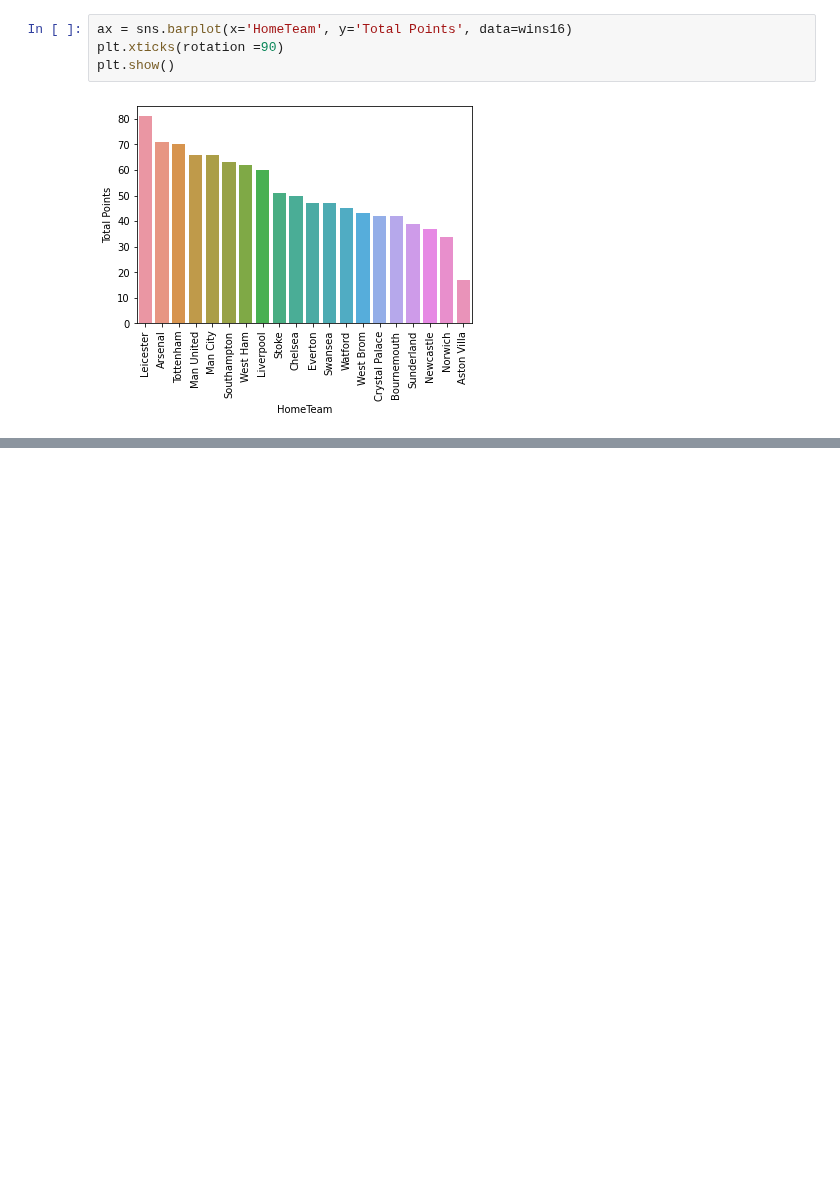
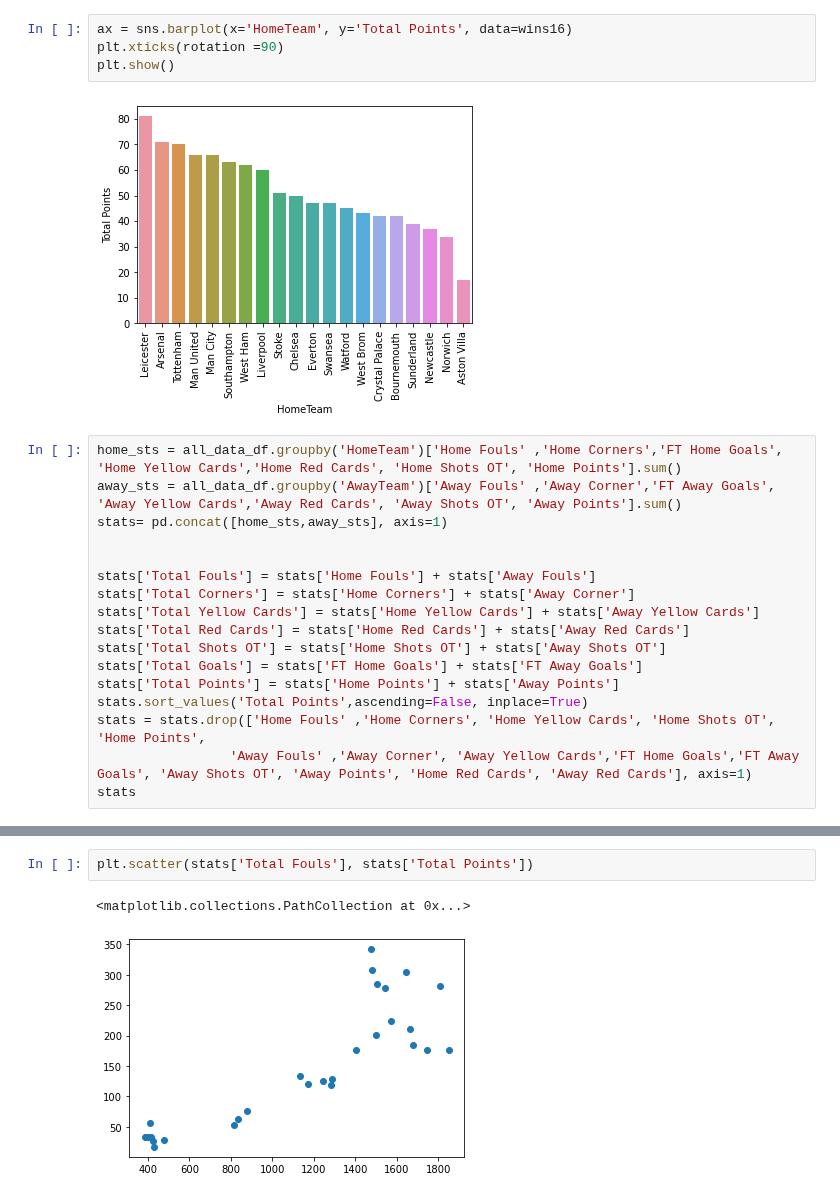
Before and after one commit to ethomps33/Premier_League_Sports_Analysis, a Jupyter notebook: Untitled.ipynb, the cells around one changed output, grey strips where cells are left out. Saved outputs shown, nothing was run; the diff lists cells and outputs as text; blank space fills up the shorter version.

```diff
--- a/Untitled.ipynb
+++ b/Untitled.ipynb
@@ -507,3 +535,20 @@ plt.xticks(rotation =90)
 plt.show()
 # %% [output]
 [figure]
+# %%
+home_sts = all_data_df.groupby('HomeTeam')['Home Fouls' ,'Home Corners','FT Home Goals', 'Home Yellow Cards','Home Red Cards', 'Home Shots OT', 'Home Points'].sum()
+away_sts = all_data_df.groupby('AwayTeam')['Away Fouls' ,'Away Corner','FT Away Goals', 'Away Yellow Cards','Away Red Cards', 'Away Shots OT', 'Away Points'].sum()
+stats= pd.concat([home_sts,away_sts], axis=1)
+
+
+stats['Total Fouls'] = stats['Home Fouls'] + stats['Away Fouls']
+stats['Total Corners'] = stats['Home Corners'] + stats['Away Corner']
+stats['Total Yellow Cards'] = stats['Home Yellow Cards'] + stats['Away Yellow Cards']
+stats['Total Red Cards'] = stats['Home Red Cards'] + stats['Away Red Cards']
+stats['Total Shots OT'] = stats['Home Shots OT'] + stats['Away Shots OT']
+stats['Total Goals'] = stats['FT Home Goals'] + stats['FT Away Goals']
+stats['Total Points'] = stats['Home Points'] + stats['Away Points']
+stats.sort_values('Total Points',ascending=False, inplace=True)
+stats = stats.drop(['Home Fouls' ,'Home Corners', 'Home Yellow Cards', 'Home Shots OT', 'Home Points',
+                 'Away Fouls' ,'Away Corner', 'Away Yellow Cards','FT Home Goals','FT Away Goals', 'Away Shots OT', 'Away Points', 'Home Red Cards', 'Away Red Cards'], axis=1)
+stats
@@ -509,0 +573,5 @@ plt.show()
+# %%
+plt.scatter(stats['Total Fouls'], stats['Total Points'])
+# %% [output]
+<matplotlib.collections.PathCollection at 0x...>
+[figure, added]
```
Also changed, not shown: parts of 13 cells of this notebook.
